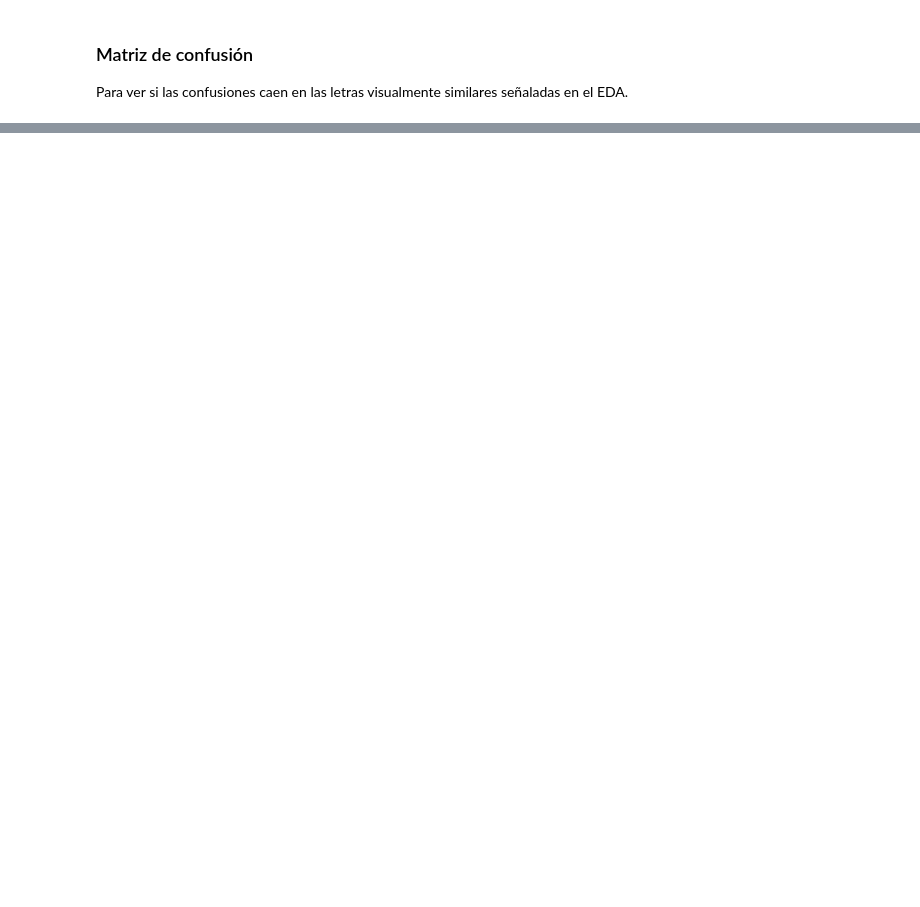
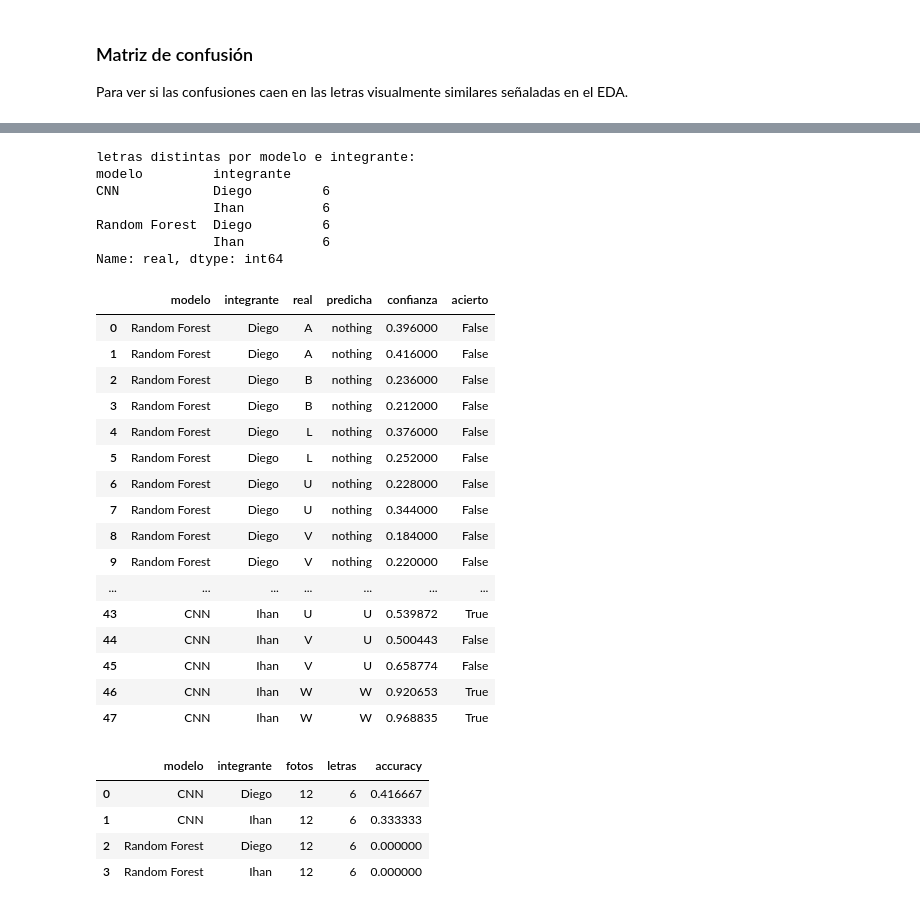
Before and after one commit to UVG-Tareas-y-proyectos/laboratorio3_ds, a Jupyter notebook: notebooks/laboratorio3.ipynb, the cells around one changed output, grey strips where cells are left out. Drawn from its saved outputs; the diff is of its cells as text; code cells hidden in the pictures; blank space fills up the shorter version.

Commit message:
Ejecutar experimentos finales con dataset y fotos propias

```diff
--- a/notebooks/laboratorio3.ipynb
+++ b/notebooks/laboratorio3.ipynb
@@ -526,0 +572,53 @@ Para SignBridge haría falta:
+# %%
+DIR_FOTOS = BASE / "data" / "propias"
+resultados_rf = evaluar_fotos_random_forest(mejor_rf, clases, DIR_FOTOS)
+resultados_cnn = evaluar_fotos_propias(modelo_neuronal, clases, DIR_FOTOS, device)
+
+if resultados_rf.empty or resultados_cnn.empty:
+    print("No se encontraron fotografías propias en", DIR_FOTOS)
+else:
+    resultados_rf = resultados_rf.assign(modelo="Random Forest")
+    resultados_cnn = resultados_cnn.assign(modelo="CNN")
+    resultados_fotos = pd.concat([resultados_rf, resultados_cnn], ignore_index=True)
+    cobertura = resultados_fotos.groupby(["modelo", "integrante"])["real"].nunique()
+    print("letras distintas por modelo e integrante:", cobertura, sep=chr(10))
+    resumen_fotos = (
+        resultados_fotos.groupby(["modelo", "integrante"])
+        .agg(fotos=("acierto", "size"), letras=("real", "nunique"), accuracy=("acierto", "mean"))
+        .reset_index()
+    )
+    display(resultados_fotos[["modelo", "integrante", "real", "predicha", "confianza", "acierto"]])
+    display(resumen_fotos)
+    (BASE / "resultados").mkdir(exist_ok=True)
+    resultados_rf.to_csv(BASE / "resultados" / "fotos_propias.csv", index=False)
+    resultados_fotos.to_csv(BASE / "resultados" / "fotos_propias_comparacion.csv", index=False)
+# %% [output]
+letras distintas por modelo e integrante:
+modelo         integrante
+CNN            Diego         6
+               Ihan          6
+Random Forest  Diego         6
+               Ihan          6
+Name: real, dtype: int64
+|  | modelo | integrante | real | predicha | confianza | acierto |
+| 0 | Random Forest | Diego | A | nothing | 0.396000 | False |
+| 1 | Random Forest | Diego | A | nothing | 0.416000 | False |
+| 2 | Random Forest | Diego | B | nothing | 0.236000 | False |
+| 3 | Random Forest | Diego | B | nothing | 0.212000 | False |
+| 4 | Random Forest | Diego | L | nothing | 0.376000 | False |
+| 5 | Random Forest | Diego | L | nothing | 0.252000 | False |
+| 6 | Random Forest | Diego | U | nothing | 0.228000 | False |
+| 7 | Random Forest | Diego | U | nothing | 0.344000 | False |
+| 8 | Random Forest | Diego | V | nothing | 0.184000 | False |
+| 9 | Random Forest | Diego | V | nothing | 0.220000 | False |
+| ... | ... | ... | ... | ... | ... | ... |
+| 43 | CNN | Ihan | U | U | 0.539872 | True |
+| 44 | CNN | Ihan | V | U | 0.500443 | False |
+| 45 | CNN | Ihan | V | U | 0.658774 | False |
+| 46 | CNN | Ihan | W | W | 0.920653 | True |
+| 47 | CNN | Ihan | W | W | 0.968835 | True |
+|  | modelo | integrante | fotos | letras | accuracy |
+| 0 | CNN | Diego | 12 | 6 | 0.416667 |
+| 1 | CNN | Ihan | 12 | 6 | 0.333333 |
+| 2 | Random Forest | Diego | 12 | 6 | 0.000000 |
+| 3 | Random Forest | Ihan | 12 | 6 | 0.000000 |
```
Also changed, not shown: parts of 47 cells of this notebook, 2 other files.
